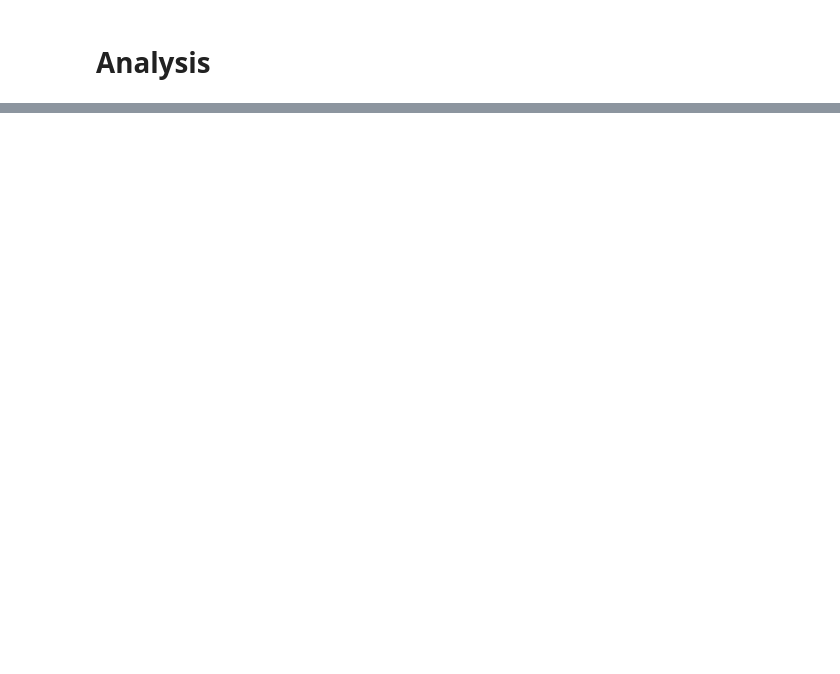
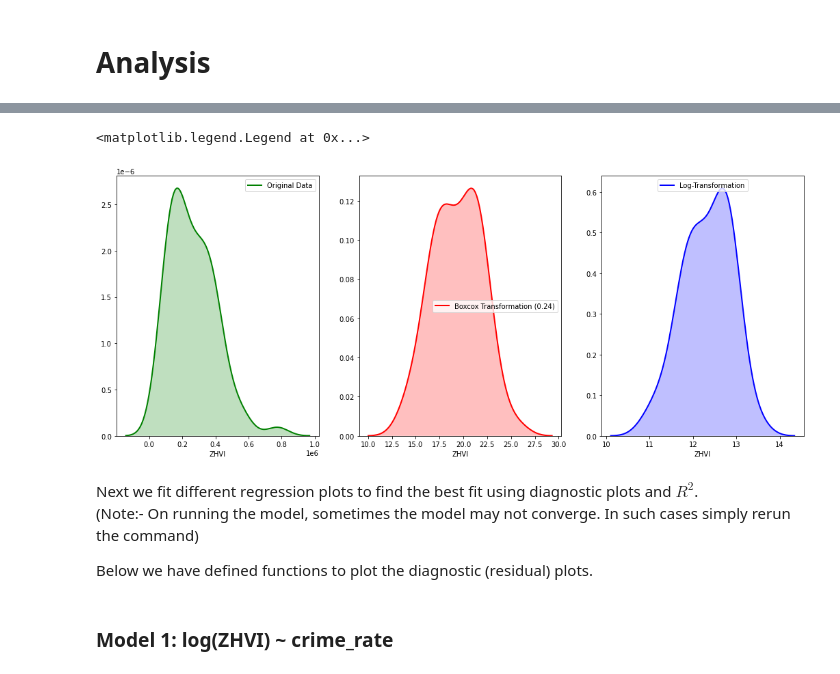
Before and after one commit to chavi-g/crime-rate-and-housing-price-analysis, a Jupyter notebook: final-project-report.ipynb, the cells around one changed output, grey strips where cells are left out. Saved outputs shown, nothing was run; the diff lists cells and outputs as text; code cells hidden in the pictures; blank space fills up the shorter version.

```diff
--- a/final-project-report.ipynb
+++ b/final-project-report.ipynb
@@ -117,9 +48,0 @@ def draw_screen_poly(lats, lons, rate):
-# %%
-from pylab import rcParams
-rcParams['figure.figsize'] = 10, 8.5
-for row in chicago_neighborhoods[['neighbourhood', 'coordinates2']].iterrows():
-    hood = row[1][0]
-    coord = row[1][1]
-    draw_screen_poly([x[1] for x in coord], [x[0] for x in coord], 100)
-plt.xlim(-88.05,-87.38)
-plt.ylim(41.63,42.05)
@@ -336,0 +69,3 @@ final_data.to_csv('./data/out/final_data.csv', index = False)
+# %%
+final_data = pd.read_csv('./data/out/final_data.csv', header = 0)
+final_data.head()
@@ -336,0 +81,6 @@ final_data.to_csv('./data/out/final_data.csv', index = False)
+# %%
+serious_crimes = ['ARSON','BATTERY','CRIM SEXUAL ASSAULT','HOMICIDE',\
+                  'HUMAN TRAFFICKING','KIDNAPPING',\
+                  'OFFENSE INVOLVING CHILDREN','PROSTITUTION','ROBBERY','SEX OFFENSE']
+
+final_data = final_data[final_data['Primary Type'].isin(serious_crimes)]
@@ -336,0 +91,5 @@ final_data.to_csv('./data/out/final_data.csv', index = False)
+# %%
+price_crime_summary = final_data.groupby(['RegionName', 'RegionID', 'ZHVI', 'population'])['ID'].count().reset_index()
+price_crime_summary = price_crime_summary.rename(columns = {'ID': 'number_of_crimes'})
+price_crime_summary['crime_rate'] = price_crime_summary['number_of_crimes']/price_crime_summary['population']
+price_crime_summary = price_crime_summary.sort_values(by='crime_rate', ascending = True)
@@ -336,0 +109,21 @@ final_data.to_csv('./data/out/final_data.csv', index = False)
+# %%
+fig, ax = plt.subplots(1,3, figsize = (18, 7))
+sns.distplot(price_crime_summary.ZHVI, hist = False, kde = True,
+            kde_kws = {'shade': True, 'linewidth': 2},
+            label = "Original Data", color ="green", ax = ax[0])
+arr, lmbda = stats.boxcox(price_crime_summary['ZHVI'])
+sns.distplot(np.power(price_crime_summary.ZHVI, lmbda), hist = False, kde = True,
+            kde_kws = {'shade': True, 'linewidth': 2},
+            label = "Boxcox Transformation (" + str(np.round(lmbda,2)) + ")", color ="red", ax = ax[1])
+sns.distplot(np.log(price_crime_summary.ZHVI), hist = False, kde = True,
+            kde_kws = {'shade': True, 'linewidth': 2},
+            label = "Log-Transformation", color ="blue", ax = ax[2])
+plt.legend(loc = 'upper center')
+# %% [output]
+<matplotlib.legend.Legend at 0x...>
+[figure, added]
+# %% [markdown]
+Next we fit different regression plots to find the best fit using diagnostic plots and $R^2$.
+(Note:- On running the model, sometimes the model may not converge. In such cases simply rerun the command)
+
+Below we have defined functions to plot the diagnostic (residual) plots.
@@ -336,0 +192,2 @@ final_data.to_csv('./data/out/final_data.csv', index = False)
+# %% [markdown]
+### Model 1: log(ZHVI) ~ crime_rate
```
Also changed, not shown: parts of 101 cells of this notebook, 6 other files.
